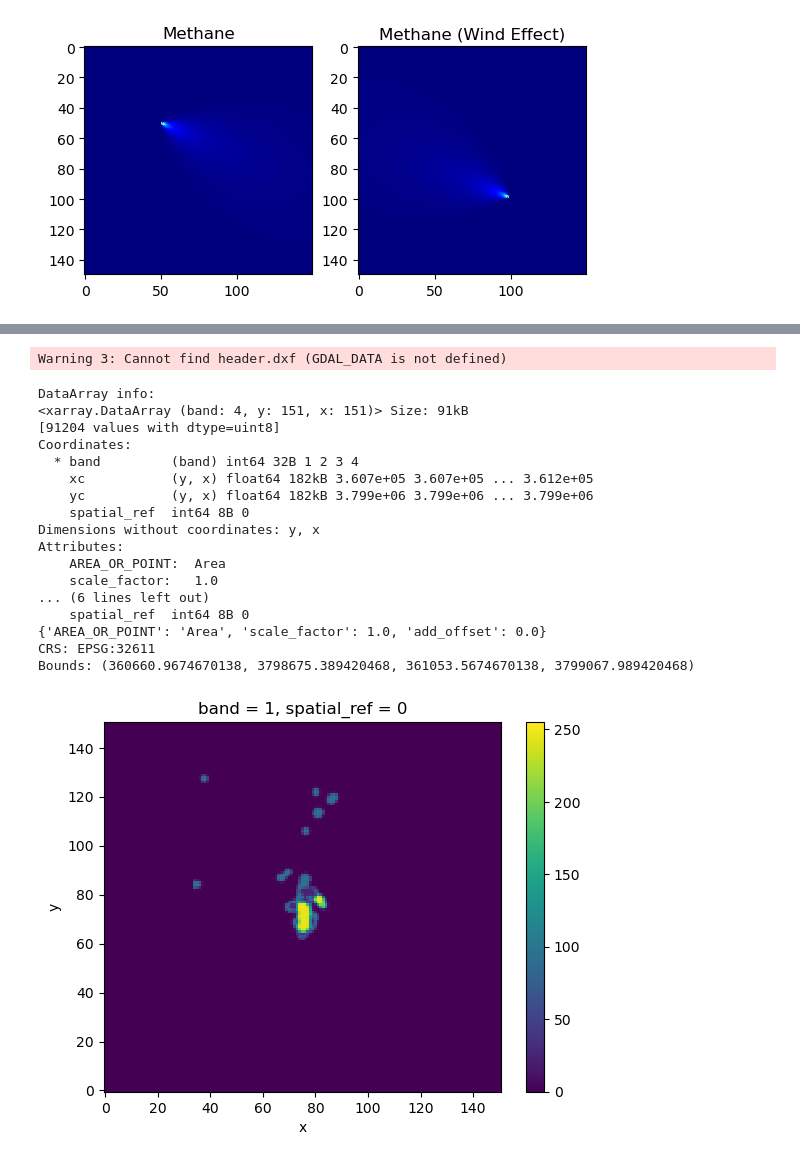
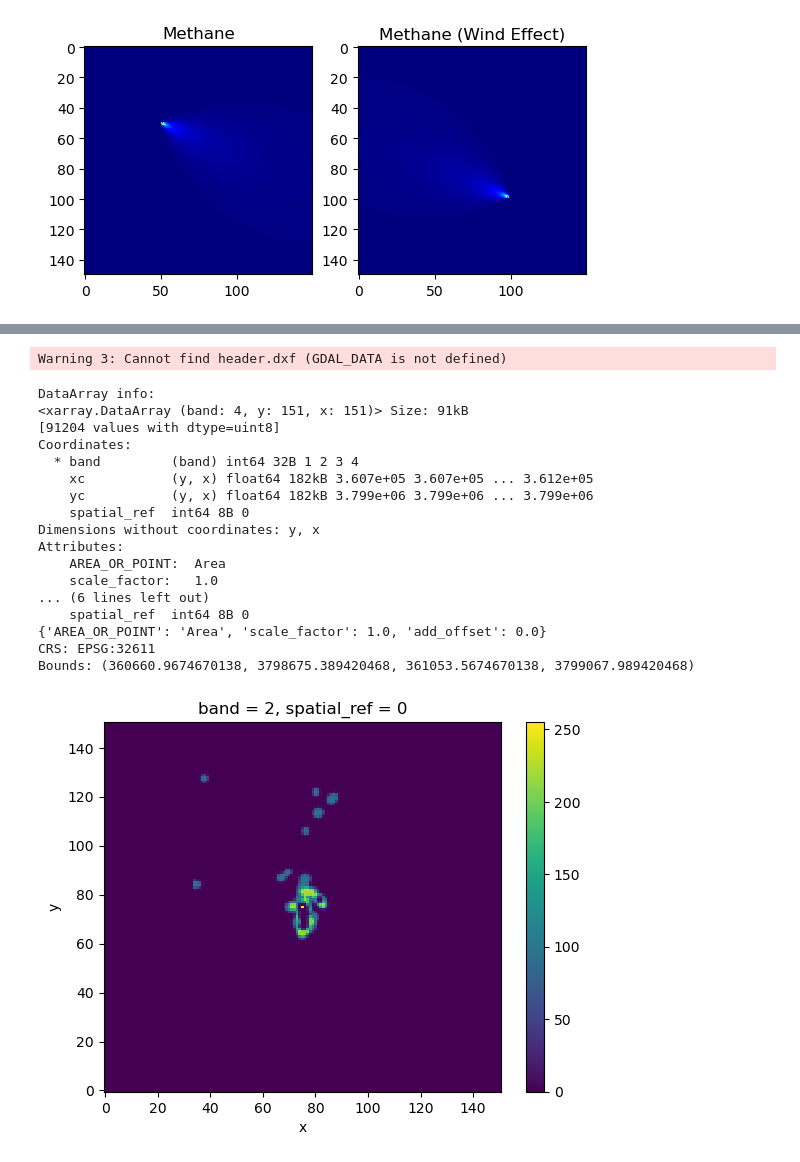
Before and after one commit to yunhal/CH4_dispersion, a Jupyter notebook: code/compare_ch4_absorption_data.ipynb, the cells around one changed output, grey strips where cells are left out. Cells and saved outputs as stored; diff of their text form; code cells hidden in the pictures.

```diff
--- a/code/compare_ch4_absorption_data.ipynb
+++ b/code/compare_ch4_absorption_data.ipynb
@@ -197,32 +233,32 @@ data.plot()
 
 print(data.dims)
 print(data.coords)
 print(data.attrs)
 
-band1 = data.sel(band=1)
+band1 = data.sel(band=2)
 band1.plot()  # Plot the first band
 
 print("CRS:", data.rio.crs)
 print("Bounds:", data.rio.bounds())
 
 ## TODO - find out the unit of the data
 # %% [output]
 Warning 3: Cannot find header.dxf (GDAL_DATA is not defined)
 DataArray info:
 <xarray.DataArray (band: 4, y: 151, x: 151)> Size: 91kB
 [91204 values with dtype=uint8]
 Coordinates:
   * band         (band) int64 32B 1 2 3 4
     xc           (y, x) float64 182kB 3.607e+05 3.607e+05 ... 3.612e+05
     yc           (y, x) float64 182kB 3.799e+06 3.799e+06 ... 3.799e+06
     spatial_ref  int64 8B 0
 Dimensions without coordinates: y, x
 Attributes:
     AREA_OR_POINT:  Area
     scale_factor:   1.0
 ... (6 lines left out)
     spatial_ref  int64 8B 0
 {'AREA_OR_POINT': 'Area', 'scale_factor': 1.0, 'add_offset': 0.0}
 CRS: EPSG:32611
 Bounds: (360660.9674670138, 3798675.389420468, 361053.5674670138, 3799067.989420468)
-[figure, old version]
+[figure, new version]
```
Also changed, not shown: parts of 2 cells of this notebook, 1 other file.
